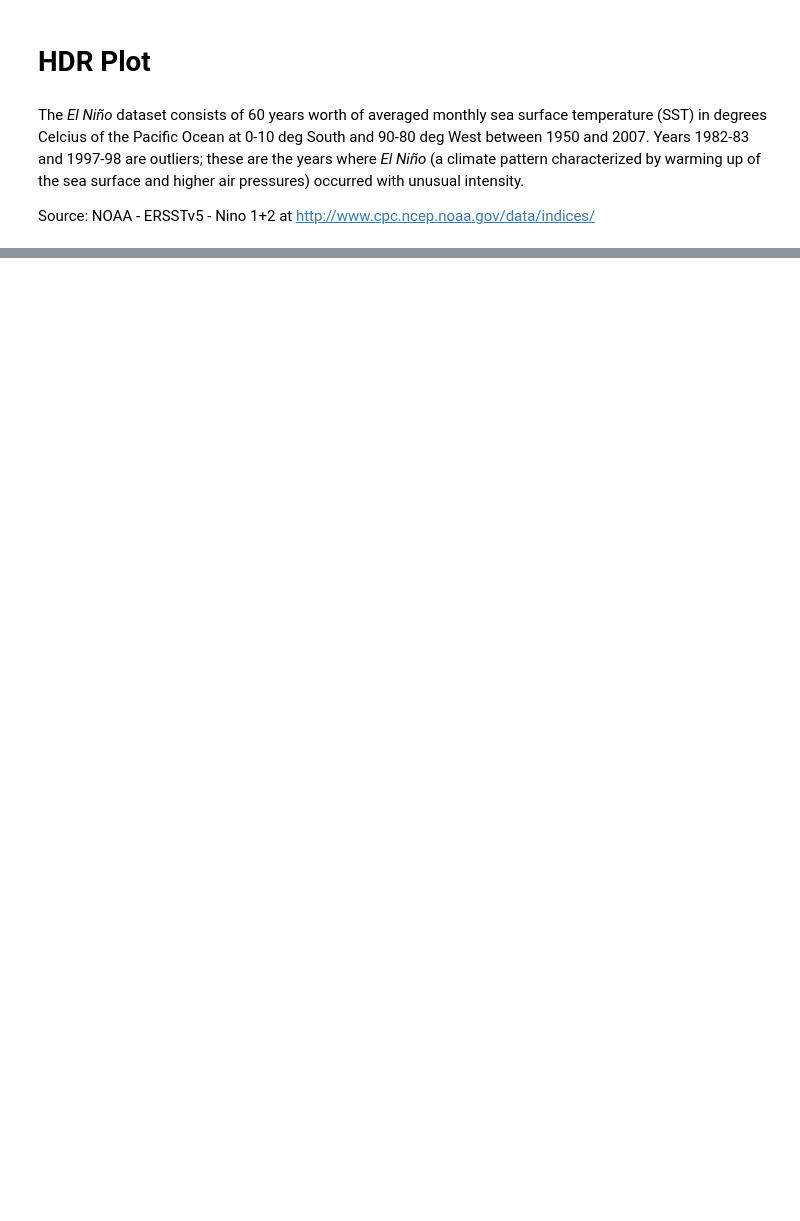
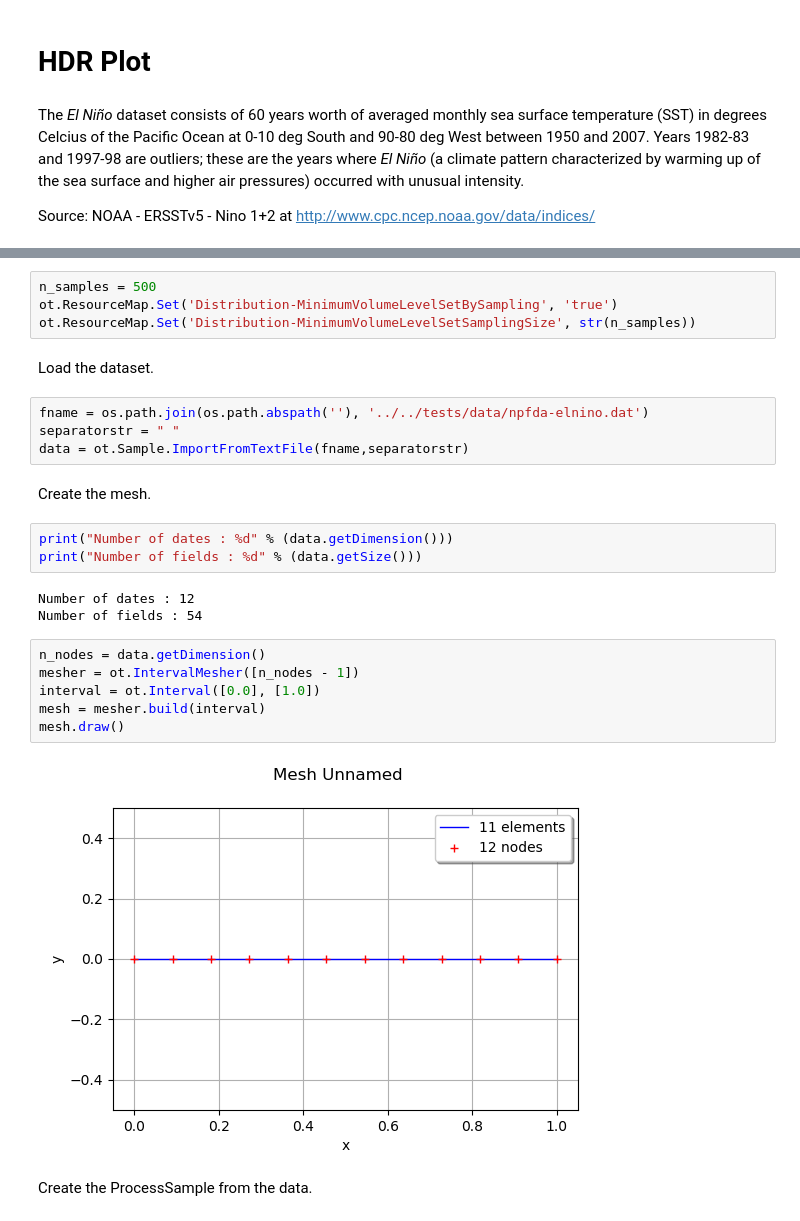
Before and after one commit to mbaudin47/othdrplot, a Jupyter notebook: doc/examples/HDR_plot.ipynb, the cells around one changed output, grey strips where cells are left out. Saved outputs shown, nothing was run; the diff lists cells and outputs as text; blank space fills up the shorter version.

```diff
--- a/doc/examples/HDR_plot.ipynb
+++ b/doc/examples/HDR_plot.ipynb
@@ -43 +17,29 @@ print(data)
+# %%
+n_samples = 500
+ot.ResourceMap.Set('Distribution-MinimumVolumeLevelSetBySampling', 'true')
+ot.ResourceMap.Set('Distribution-MinimumVolumeLevelSetSamplingSize', str(n_samples))
+# %% [markdown]
+Load the dataset.
+# %%
+fname = os.path.join(os.path.abspath(''), '../../tests/data/npfda-elnino.dat')
+separatorstr = " "
+data = ot.Sample.ImportFromTextFile(fname,separatorstr)
+# %% [markdown]
+Create the mesh.
+# %%
+print("Number of dates : %d" % (data.getDimension()))
+print("Number of fields : %d" % (data.getSize()))
+# %% [output]
+Number of dates : 12
+Number of fields : 54
+# %%
+n_nodes = data.getDimension()
+mesher = ot.IntervalMesher([n_nodes - 1])
+interval = ot.Interval([0.0], [1.0])
+mesh = mesher.build(interval)
+mesh.draw()
+# %% [output]
+[figure, added]
+# %% [markdown]
+Create the ProcessSample from the data.
 # %%
```
Also changed, not shown: parts of 12 cells of this notebook, 1 other file.
